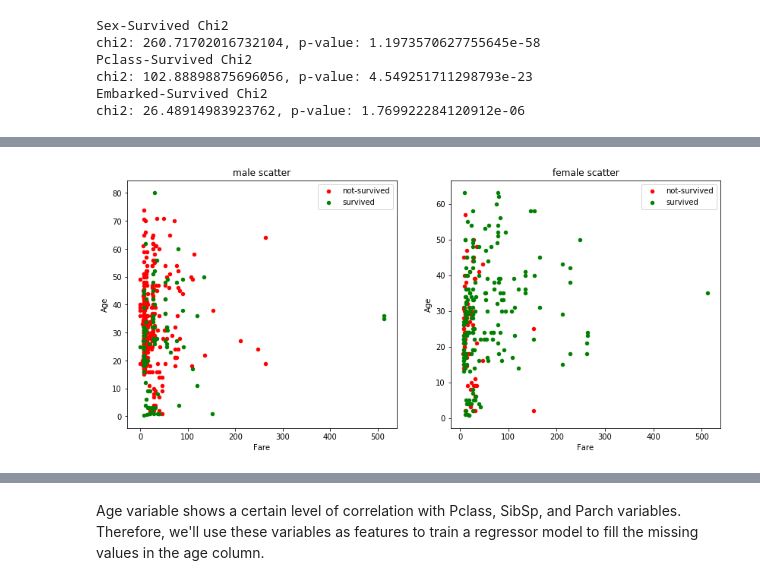
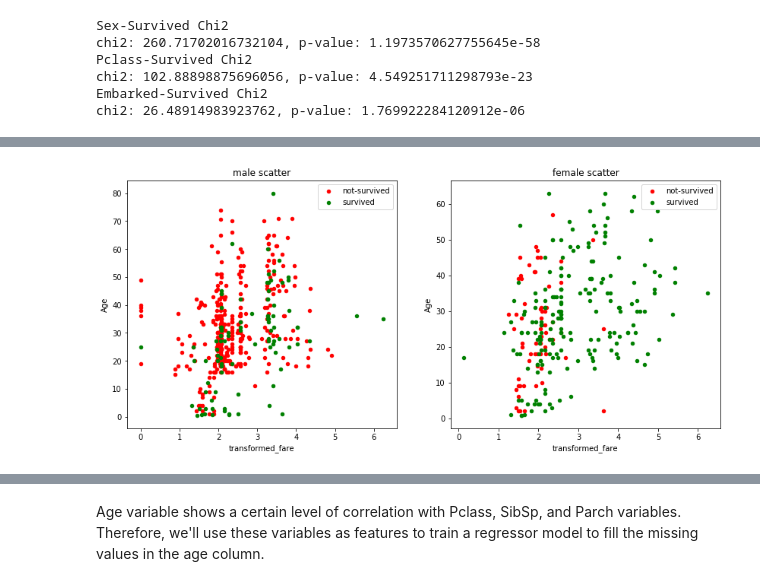
Before and after one commit to chasnew/data-analysis-repository, a Jupyter notebook: Titanic/Kaggle_titanic.ipynb, the cells around one changed output, grey strips where cells are left out. Cells and saved outputs as stored; diff of their text form; code cells hidden in the pictures.

```diff
--- a/Titanic/Kaggle_titanic.ipynb
+++ b/Titanic/Kaggle_titanic.ipynb
@@ -84,4 +85,6 @@ data.head(10)
 | 7 | 8 | 0 | 3 | Palsson, Master. Gosta Leonard | male | 2.0 | 3 | 1 | 349909 | 21.0750 | ... |
 | 8 | 9 | 1 | 3 | Johnson, Mrs. Oscar W (Elisabeth ... | female | 27.0 | 0 | 2 | 347742 | 11.1333 | ... |
 | 9 | 10 | 1 | 2 | Nasser, Mrs. Nicholas (Adele Achem) | female | 14.0 | 1 | 0 | 237736 | 30.0708 | ... |
+# %%
+data.drop(['PassengerId', 'Ticket'], axis=1, inplace=True)
 # %% [markdown]
@@ -105,2 +92,4 @@ es_group = data.groupby(('Survived', 'Embarked'))[['Embarked']].count()
+# %%
+sns.set_style()
 # %% [markdown]
 ## Categorical distributions
@@ -237,22 +206,25 @@ plt.show()
+# %%
+data['transformed_fare'] = np.log(data['Fare'].divide(data['FamilySize']))
+data['transformed_fare'].replace([-np.inf], 0, inplace=True)
 # %%
 fig, axes = plt.subplots(nrows=1, ncols=2)
 fig.set_figheight(6)
 fig.set_figwidth(14)
 
 data[np.logical_and(data['Sex'] == 'male',
-                    data['Survived'] == 0)].plot.scatter(x='Fare', y='Age', color='red', title='male scatter',
+                    data['Survived'] == 0)].plot.scatter(x='transformed_fare', y='Age', color='red', title='male scatter',
                                                          label='not-survived', ax=axes[0])
 data[np.logical_and(data['Sex'] == 'male',
-                    data['Survived'] == 1)].plot.scatter(x='Fare', y='Age', color='green',
+                    data['Survived'] == 1)].plot.scatter(x='transformed_fare', y='Age', color='green',
                                                          label='survived', ax=axes[0])
 
 data[np.logical_and(data['Sex'] == 'female',
-                    data['Survived'] == 0)].plot.scatter(x='Fare', y='Age', color='red', title='female scatter',
+                    data['Survived'] == 0)].plot.scatter(x='transformed_fare', y='Age', color='red', title='female scatter',
                                                          label='not-survived', ax=axes[1])
 data[np.logical_and(data['Sex'] == 'female',
-                    data['Survived'] == 1)].plot.scatter(x='Fare', y='Age', color='green',
+                    data['Survived'] == 1)].plot.scatter(x='transformed_fare', y='Age', color='green',
                                                          label='survived', ax=axes[1])
 
 plt.show()
 # %% [output]
-[figure, old version]
+[figure, new version]
```
Also changed, not shown: parts of 76 cells of this notebook, 1 other file.
